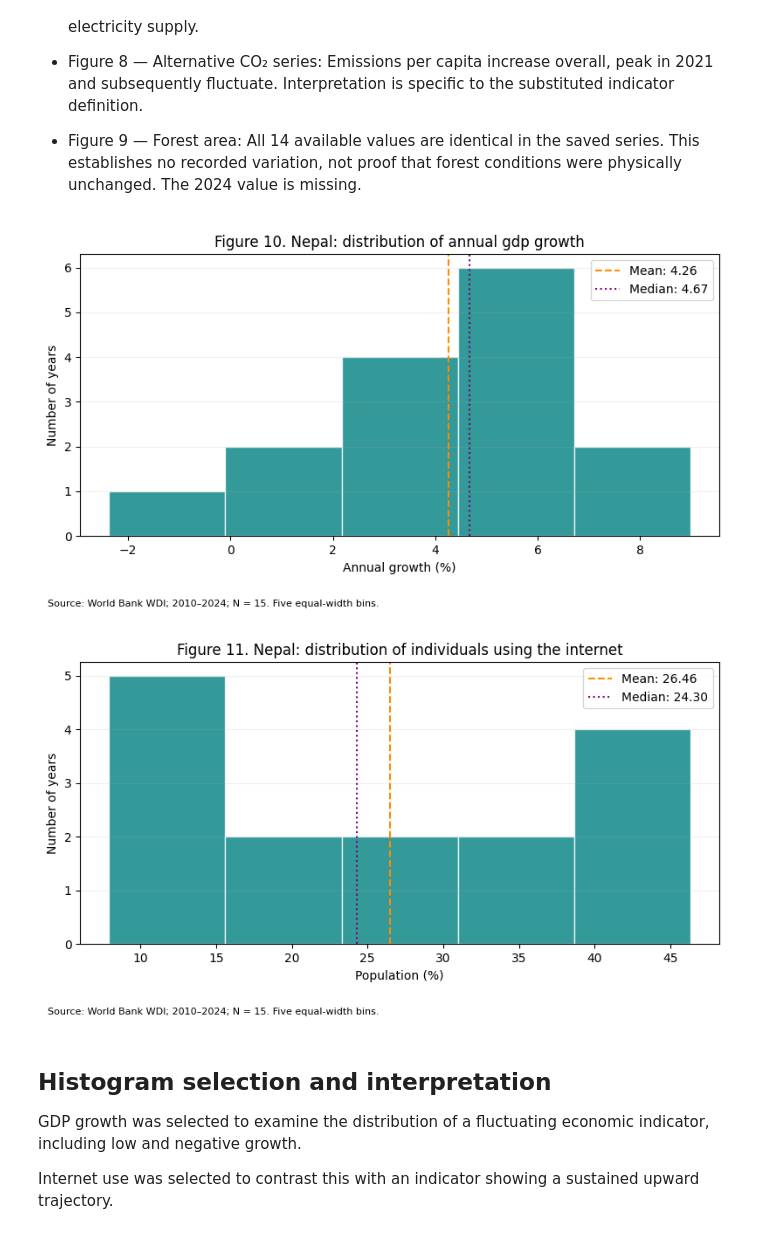
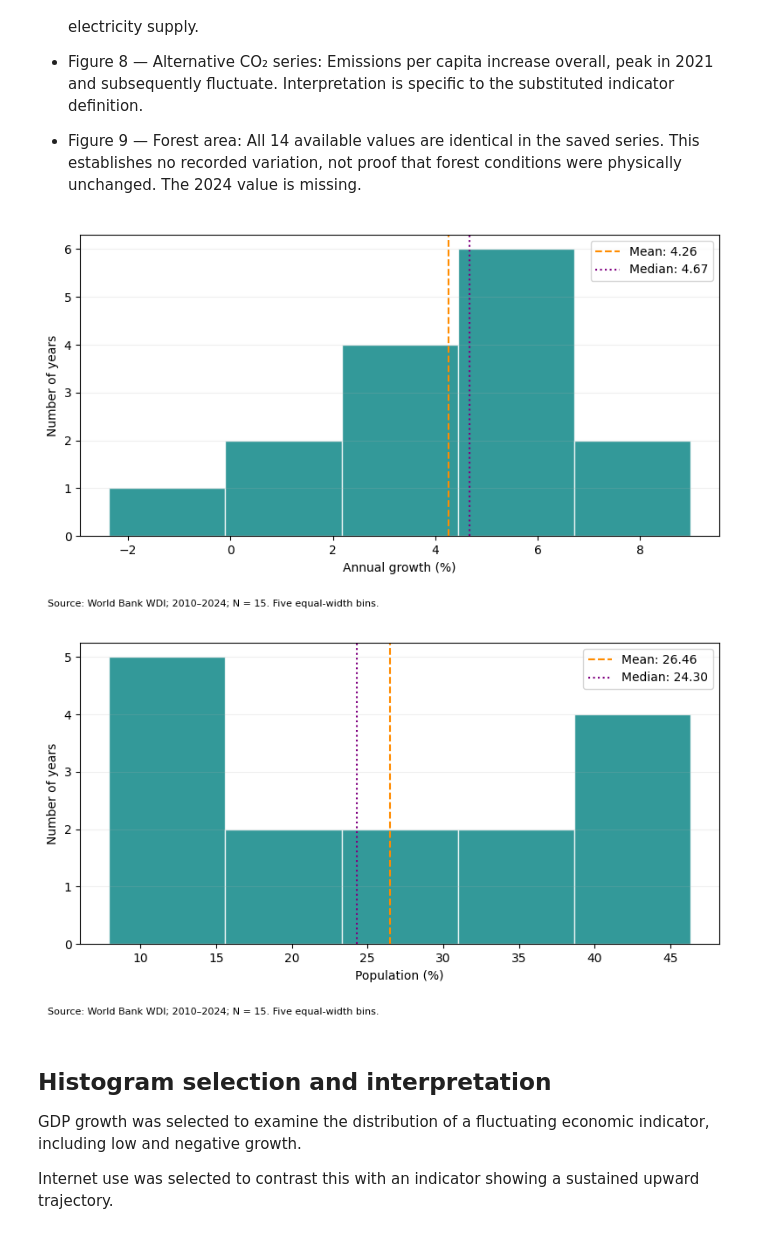
Before and after one commit to rbhdsks/HS-Statistical-Inference-Assignment-2026, a Jupyter notebook: notebooks/02_descriptive_and_graphical_analysis.ipynb, the cells around one changed output. Saved outputs shown, nothing was run; the diff lists cells and outputs as text; code cells hidden in the pictures.

Commit message:
removed figure titles

```diff
--- a/notebooks/02_descriptive_and_graphical_analysis.ipynb
+++ b/notebooks/02_descriptive_and_graphical_analysis.ipynb
@@ -385,9 +385,7 @@ for figure_number, (column, title, ylabel) in enumerate(
         color="teal",
     )
 
-    ax.set_title(
-        f"Figure {figure_number}. Nepal: {title}, 2010–2024"
-    )
+
     ax.set_xlabel("Year")
     ax.set_ylabel(ylabel)
     ax.set_xticks(range(2010, 2025, 2))
@@ -445,7 +443,7 @@ for number, (column, title, ylabel) in enumerate(remaining_specs, start=4):
 
     ax.plot(series.index, series.values, marker="o", color="teal")
     ax.set(
-        title=f"Figure {number}. Nepal: {title}, 2010–2024",
+
         xlabel="Year",
         ylabel=ylabel,
     )
@@ -543,36 +541,36 @@ for number, (column, title, xlabel) in enumerate(
     )
     ax.axvline(
         values.median(), color="purple",
         linestyle=":", label=f"Median: {values.median():.2f}"
     )
 
     ax.set(
-        title=f"Figure {number}. Nepal: distribution of {title.lower()}",
+
         xlabel=xlabel,
         ylabel="Number of years",
     )
     ax.yaxis.set_major_locator(MaxNLocator(integer=True))
     ax.legend()
     ax.grid(axis="y", alpha=0.2)
 
     fig.text(
         0.02, 0.02,
         f"Source: World Bank WDI; 2010–2024; N = {len(values)}. "
         "Five equal-width bins.",
         fontsize=8,
     )
     fig.tight_layout(rect=[0, 0.07, 1, 1])
 
     fig.savefig(
         FIGURE_DIR / f"figure_{number:02d}_histogram_{column}.png",
         dpi=300,
         bbox_inches="tight",
     )
     plt.show()
     plt.close(fig)
 # %% [output]
-[figure, old version]
+[figure, new version]
-[figure, old version]
+[figure, new version]
 # %% [markdown]
 ## Histogram selection and interpretation
 
```
Also changed, not shown: parts of 5 cells of this notebook, 18 other files.
